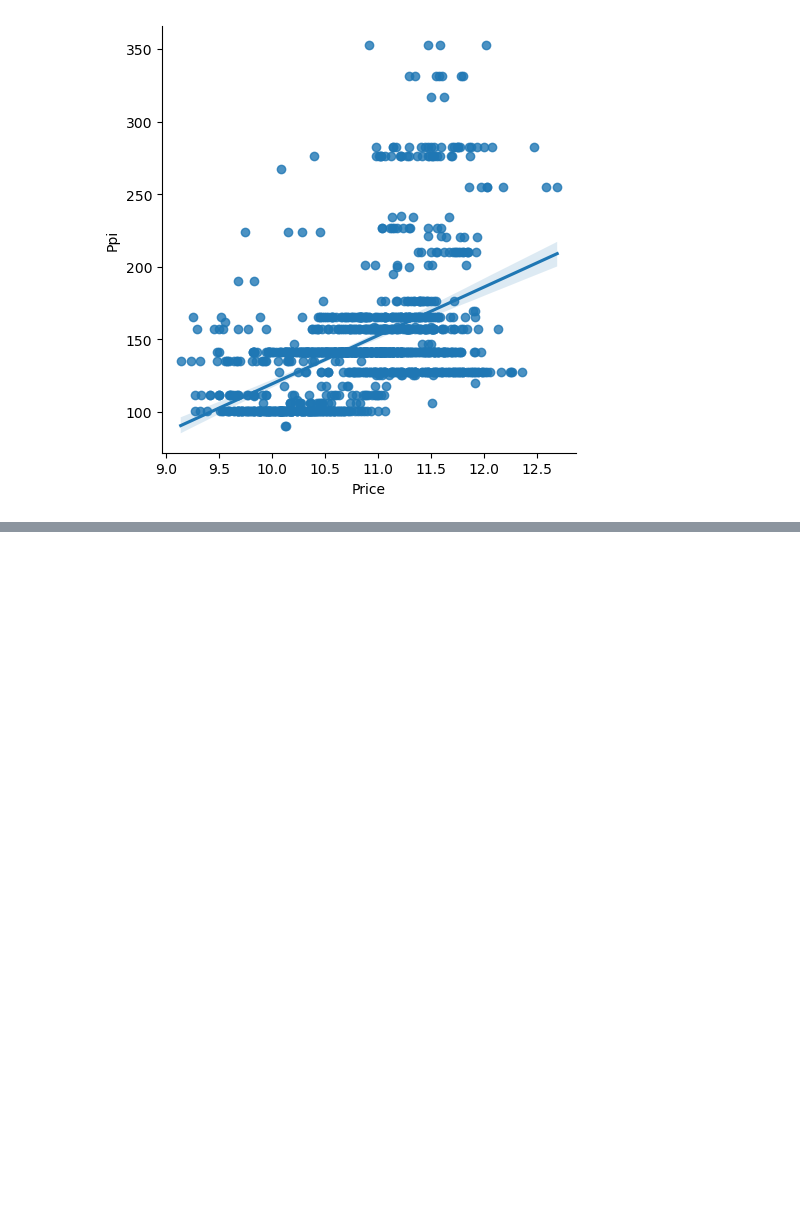
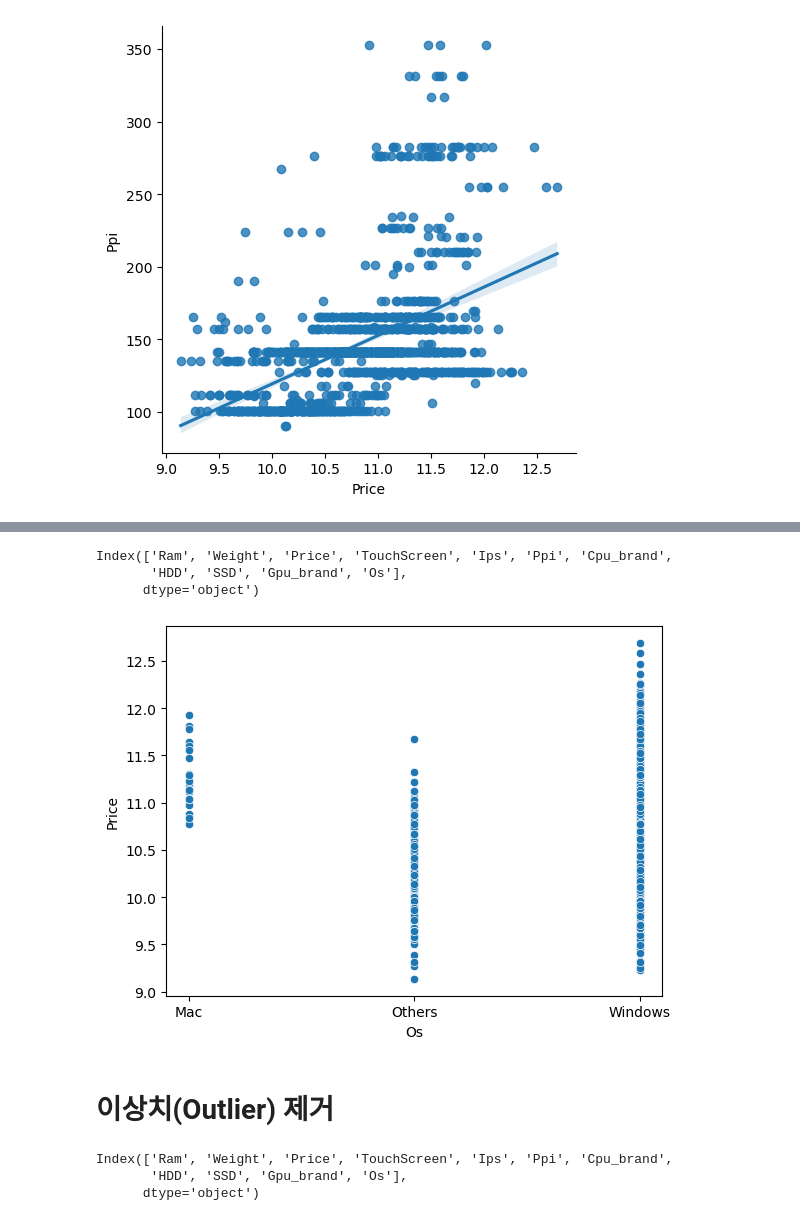
Before and after one commit to Nvuly/Laptop_Price_Prediction, a Jupyter notebook: Laptop_Price_Prediction.ipynb, the cells around one changed output, grey strips where cells are left out. Cells and saved outputs as stored; diff of their text form; code cells hidden in the pictures; blank space fills up the shorter version.

```diff
--- a/Laptop_Price_Prediction.ipynb
+++ b/Laptop_Price_Prediction.ipynb
@@ -393,0 +377,23 @@ plt.show()
+# %%
+df.columns
+# %% [output]
+Index(['Ram', 'Weight', 'Price', 'TouchScreen', 'Ips', 'Ppi', 'Cpu_brand',
+       'HDD', 'SSD', 'Gpu_brand', 'Os'],
+      dtype='object')
+# %%
+### 'os'와 'Price'컬럼과의 관계 분석
+
+sns.scatterplot(data=df, x='Os', y='Price')
+plt.show()
+
+# Windows가 압도적으로 많음.
+# %% [output]
+[figure, added]
+# %% [markdown]
+# 이상치(Outlier) 제거
+# %%
+df.columns
+# %% [output]
+Index(['Ram', 'Weight', 'Price', 'TouchScreen', 'Ips', 'Ppi', 'Cpu_brand',
+       'HDD', 'SSD', 'Gpu_brand', 'Os'],
+      dtype='object')
```
Also changed, not shown: parts of 4 cells of this notebook.
